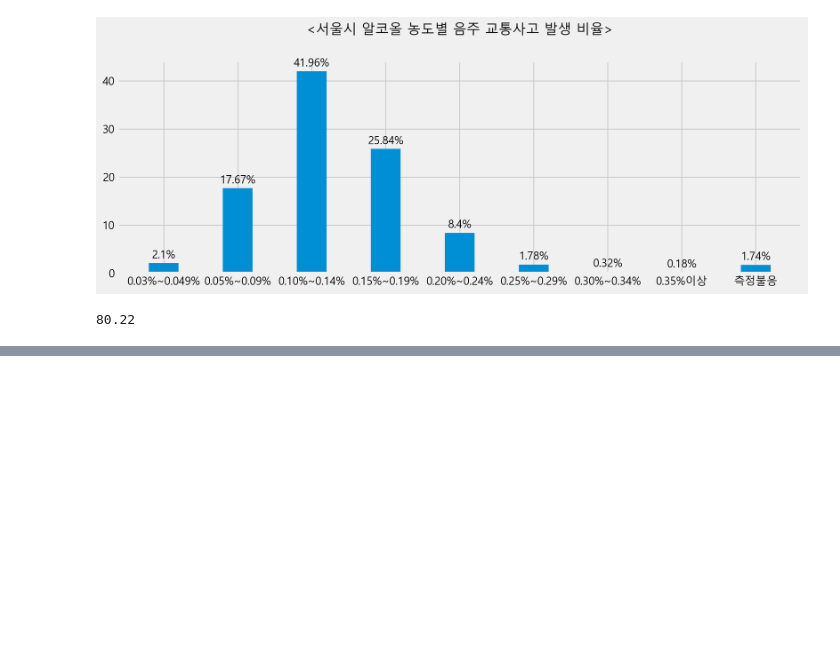
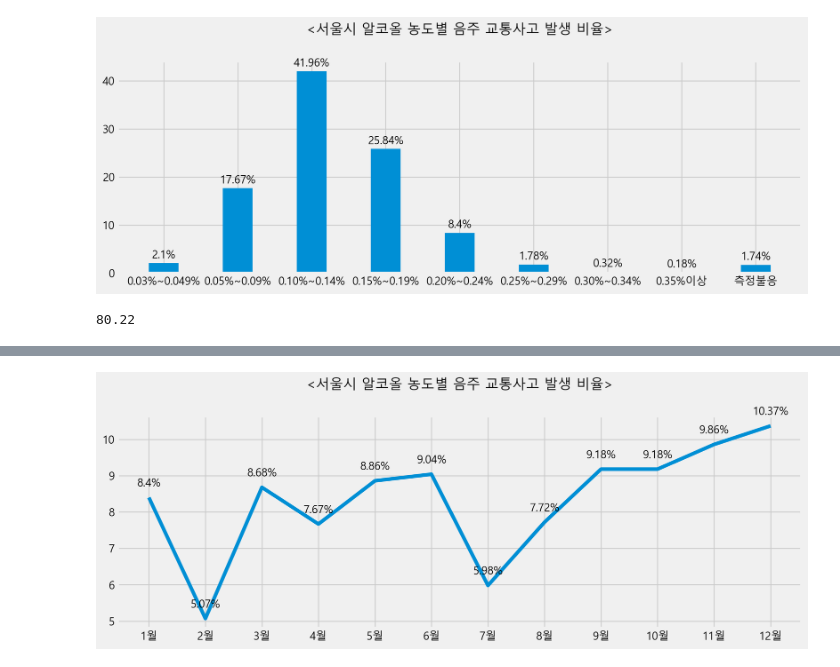
Before and after one commit to jeonprize/Accident, a Jupyter notebook: acl_accident.ipynb, the cells around one changed output, grey strips where cells are left out. Saved outputs shown, nothing was run; the diff lists cells and outputs as text; code cells hidden in the pictures; blank space fills up the shorter version.

```diff
--- a/acl_accident.ipynb
+++ b/acl_accident.ipynb
@@ -413,3 +413,6 @@ plt.show()
 acl_df["사고 발생 비율(%)"][2:].sum()
 # %% [output]
 80.22
+# %%
+mon_df = pd.read_csv("월별 음주 교통사고 발생.csv")
+mon_df
@@ -415,0 +433,5 @@ acl_df["사고 발생 비율(%)"][2:].sum()
+# %%
+mon_df["사고 발생 비율(%)"]= mon_df["사고건수"]/2190
+mon_df["사고 발생 비율(%)"] = mon_df["사고 발생 비율(%)"] * 100
+mon_df["사고 발생 비율(%)"] = mon_df["사고 발생 비율(%)"].round(2)
+mon_df
@@ -415,0 +452,12 @@ acl_df["사고 발생 비율(%)"][2:].sum()
+# %%
+plt.figure(figsize=(12,4))
+plt.plot(mon_df["월"],mon_df["사고 발생 비율(%)"])
+plt.title("<서울시 알코올 농도별 음주 교통사고 발생 비율>",pad=30,fontsize=15)
+plt.xticks(fontsize=12)
+plt.yticks(fontsize=12)
+
+for x,y in enumerate(mon_df["사고 발생 비율(%)"]):
+    plt.text(x, y+0.3, f"{y}%", size=12, ha="center")
+plt.show()
+# %% [output]
+[figure, added]
```
Also changed, not shown: parts of 3 cells of this notebook.
